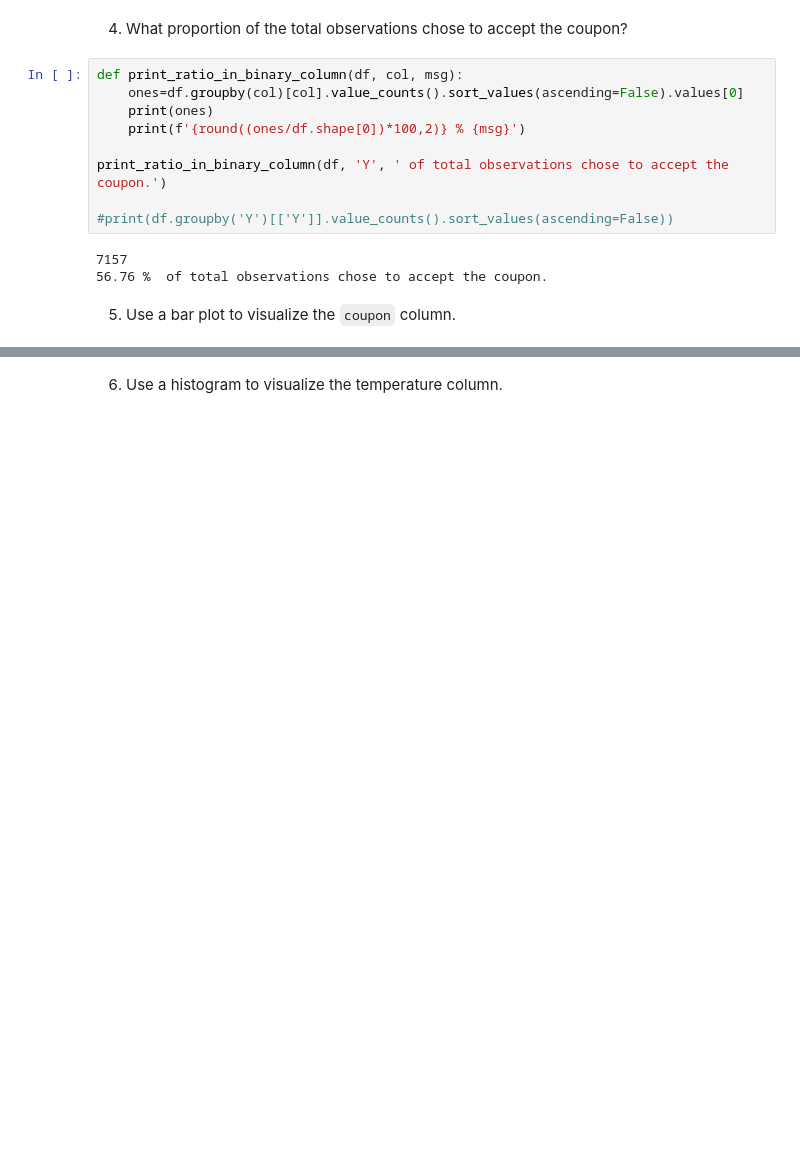
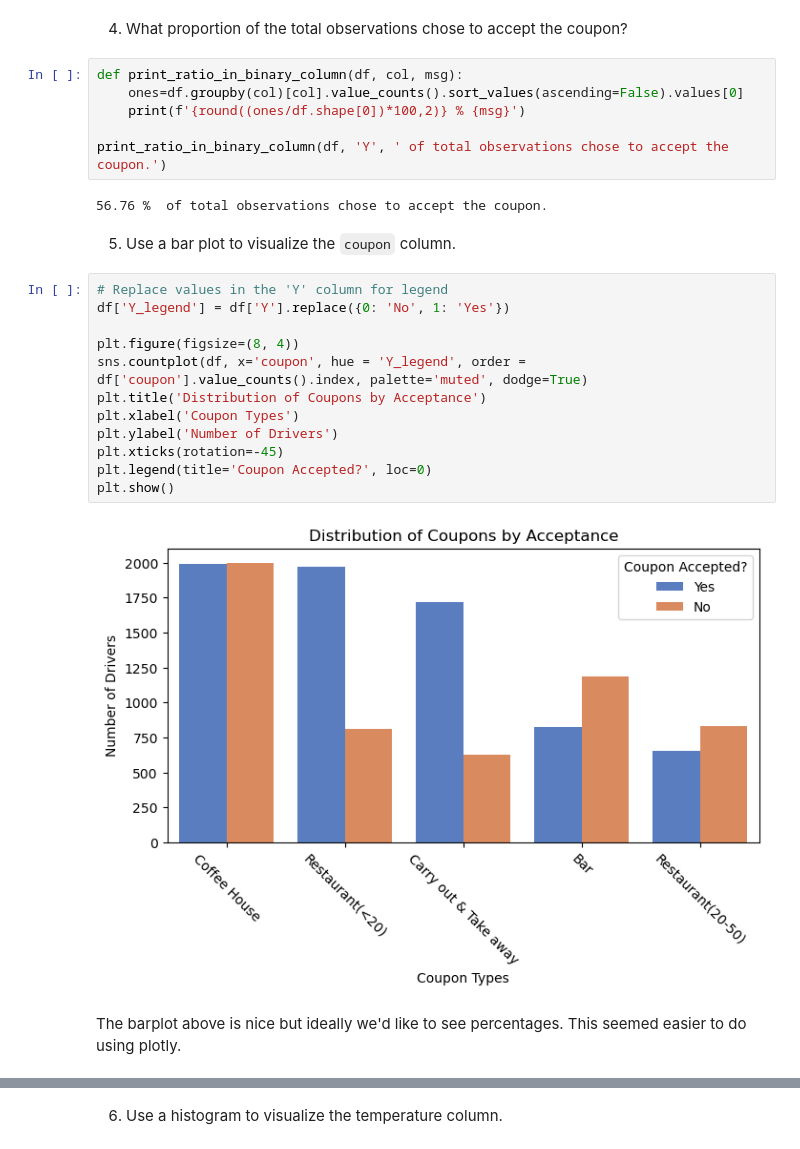
Before and after one commit to marchofnines/customer_coupons, a Jupyter notebook: prompt.ipynb, the cells around one changed output, grey strips where cells are left out. Drawn from its saved outputs; the diff is of its cells as text; blank space fills up the shorter version.

Commit message:
completed bar coupon analysis

```diff
--- a/prompt.ipynb
+++ b/prompt.ipynb
@@ -172,15 +169,27 @@ memory usage: 2.5+ MB
 # %%
 def print_ratio_in_binary_column(df, col, msg):
     ones=df.groupby(col)[col].value_counts().sort_values(ascending=False).values[0]
-    print(ones)
     print(f'{round((ones/df.shape[0])*100,2)} % {msg}')
 
 print_ratio_in_binary_column(df, 'Y', ' of total observations chose to accept the coupon.')
-
-#print(df.groupby('Y')[['Y']].value_counts().sort_values(ascending=False))
 # %% [output]
-7157
 56.76 %  of total observations chose to accept the coupon.
 # %% [markdown]
 5. Use a bar plot to visualize the `coupon` column.
+# %%
+# Replace values in the 'Y' column for legend
+df['Y_legend'] = df['Y'].replace({0: 'No', 1: 'Yes'})
+
+plt.figure(figsize=(8, 4))
+sns.countplot(df, x='coupon', hue = 'Y_legend', order = df['coupon'].value_counts().index, palette='muted', dodge=True)
+plt.title('Distribution of Coupons by Acceptance')
+plt.xlabel('Coupon Types')
+plt.ylabel('Number of Drivers')
+plt.xticks(rotation=-45)
+plt.legend(title='Coupon Accepted?', loc=0)
+plt.show()
+# %% [output]
+[figure, added]
+# %% [markdown]
+The barplot above is nice but ideally we'd like to see percentages.  This seemed easier to do using plotly.
 # %%
```
Also changed, not shown: parts of 22 cells of this notebook.
